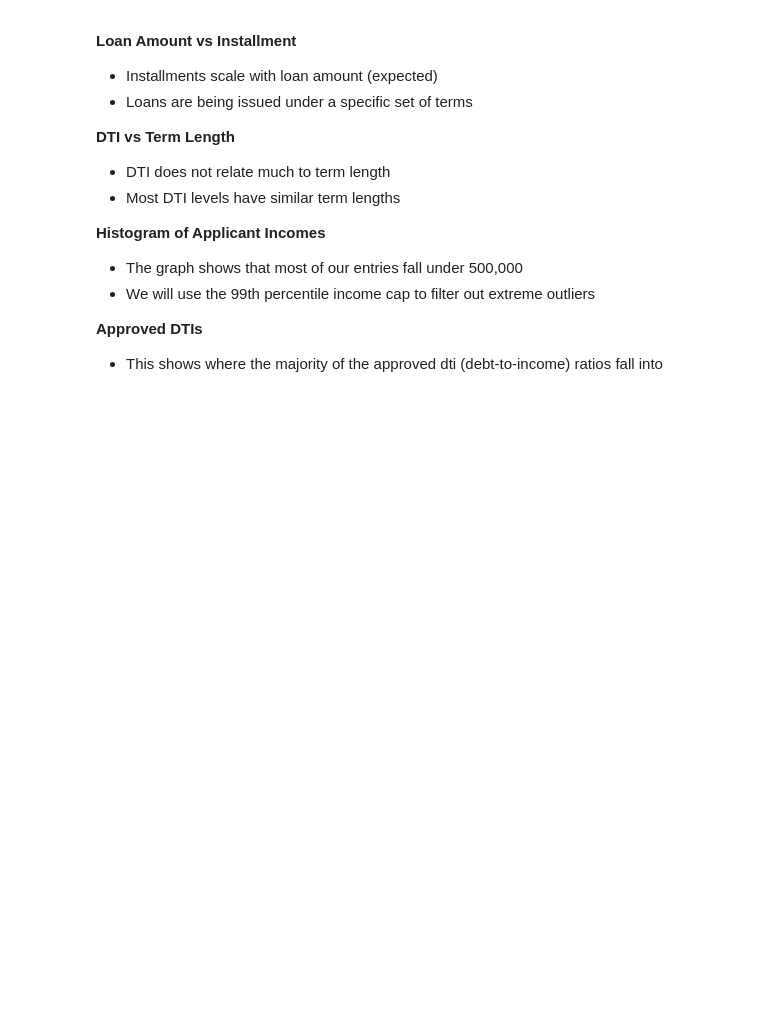
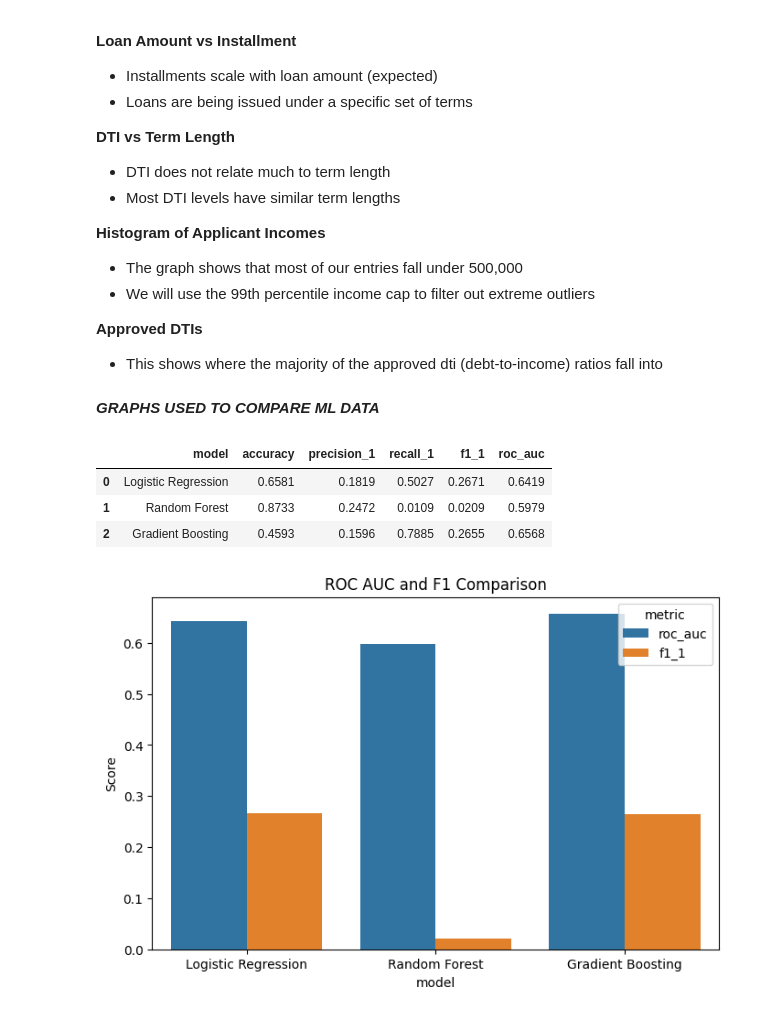
Before and after one commit to novoni01/credit-risk-assessment, a Jupyter notebook: notebooks/data_visualization.ipynb, the cells around one changed output. Saved outputs shown, nothing was run; the diff lists cells and outputs as text; code cells hidden in the pictures; blank space fills up the shorter version.

```diff
--- a/notebooks/data_visualization.ipynb
+++ b/notebooks/data_visualization.ipynb
@@ -159,3 +157,35 @@ plt.show()
 
 **Approved DTIs**
 - This shows where the majority of the approved dti (debt-to-income) ratios fall into
+# %% [markdown]
+***GRAPHS USED TO COMPARE ML DATA***
+# %%
+versus = pd.DataFrame({
+    "model": ["Logistic Regression","Random Forest","Gradient Boosting"],
+    "accuracy": [0.6581,0.8733,0.4593],
+    "precision_1": [0.1819,0.2472,0.1596],
+    "recall_1": [0.5027,0.0109,0.7885],
+    "f1_1": [0.2671,0.0209,0.2655],
+    "roc_auc": [0.6419,0.5979,0.6568]
+})
+
+versus
+# %% [output]
+|  | model | accuracy | precision_1 | recall_1 | f1_1 | roc_auc |
+| 0 | Logistic Regression | 0.6581 | 0.1819 | 0.5027 | 0.2671 | 0.6419 |
+| 1 | Random Forest | 0.8733 | 0.2472 | 0.0109 | 0.0209 | 0.5979 |
+| 2 | Gradient Boosting | 0.4593 | 0.1596 | 0.7885 | 0.2655 | 0.6568 |
+# %%
+import seaborn as sns
+import matplotlib.pyplot as plt
+
+#makes the bar graph to compare precision and f1 scores of all models
+melted = versus.melt(id_vars="model", value_vars=["roc_auc", "f1_1"], var_name="metric", value_name="score")
+
+plt.figure(figsize=(8,5))
+sns.barplot(data=melted, x="model", y="score", hue="metric")
+plt.title("ROC AUC and F1 Comparison")
+plt.ylabel("Score")
+plt.show()
+# %% [output]
+[figure, added]
```
Also changed, not shown: parts of 4 cells of this notebook.
